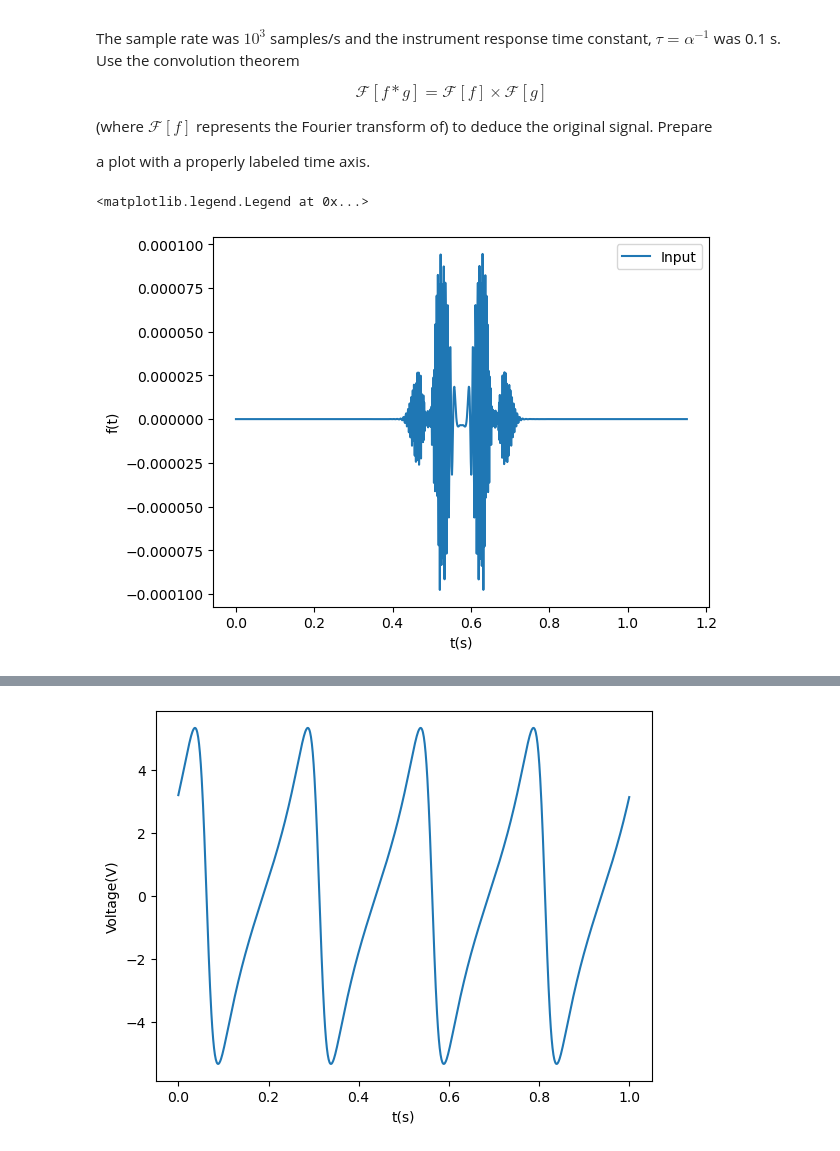
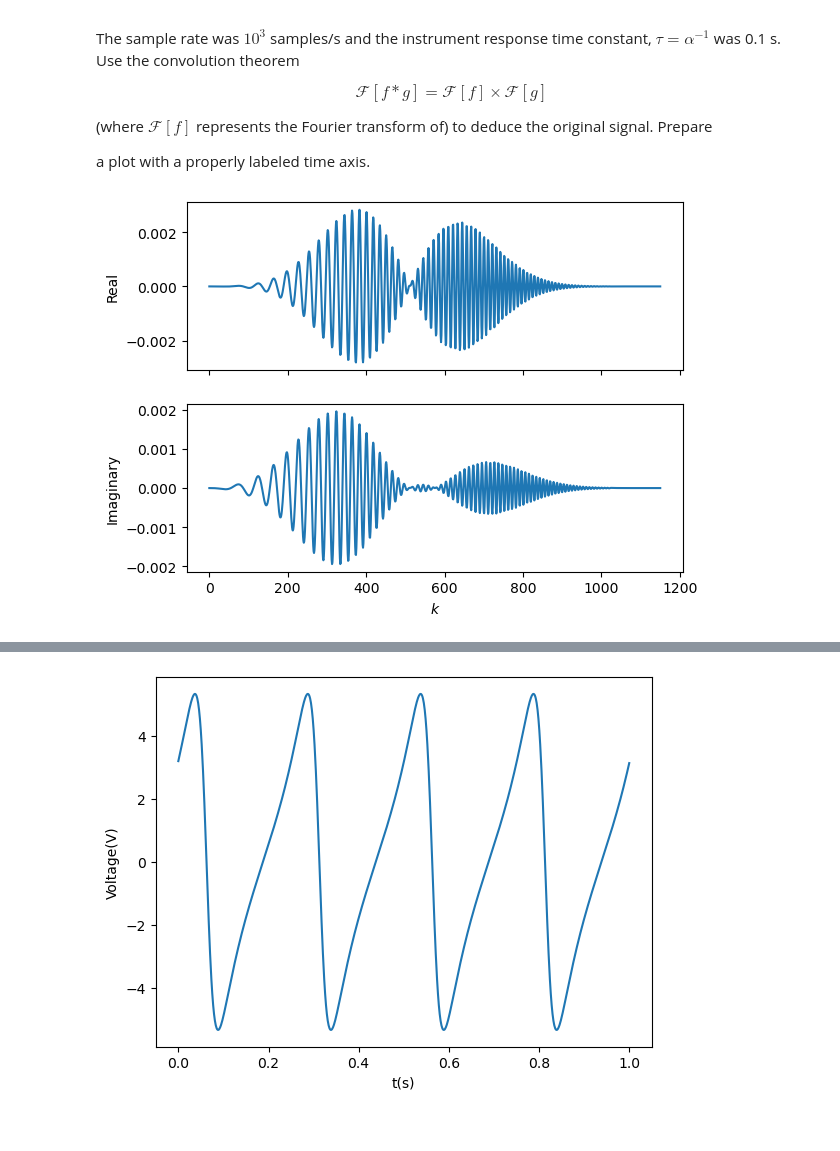
Before and after one commit to chtang-hmc/PHYS064, a Jupyter notebook: HW7C.ipynb, the cells around one changed output, grey strips where cells are left out. Drawn from its saved outputs; the diff is of its cells as text; code cells hidden in the pictures.

```diff
--- a/HW7C.ipynb
+++ b/HW7C.ipynb
@@ -41,24 +42,23 @@ sample_rate = 1/1000
 # %%
 # create the time array
 t = np.linspace(0, sample_rate * len(data), len(data))
 
 # calculate Fourier transform of g(t)
-G = np.fft.fft([g(i, alpha) for i in t])
-G = np.fft.fftshift(G)
+G = fft([g(i, alpha) for i in t])
 
 # calculate Fourier transform of input using convolution theorem
 F = data/G
 
 # calculate original signal
-f = np.fft.ifft(F)
-f = np.fft.fftshift(f)
+f = ifft(F)
 
 # plot the results
-plt.figure()
-plt.plot(t, f, label='Input')
-plt.ylabel('f(t)')
-plt.xlabel('t(s)')
-plt.legend()
+fig, axs = plt.subplots(nrows=2, sharex=True)
+axs[0].plot(np.real(F))
+axs[0].set_ylabel("Real")
+axs[1].plot(np.imag(F))
+axs[1].set_ylabel("Imaginary")
+axs[1].set_xlabel("$k$")
+fig.align_ylabels(axs);
 # %% [output]
-<matplotlib.legend.Legend at 0x...>
-[figure, old version]
+[figure, new version]
```
Also changed, not shown: parts of 9 cells of this notebook.
